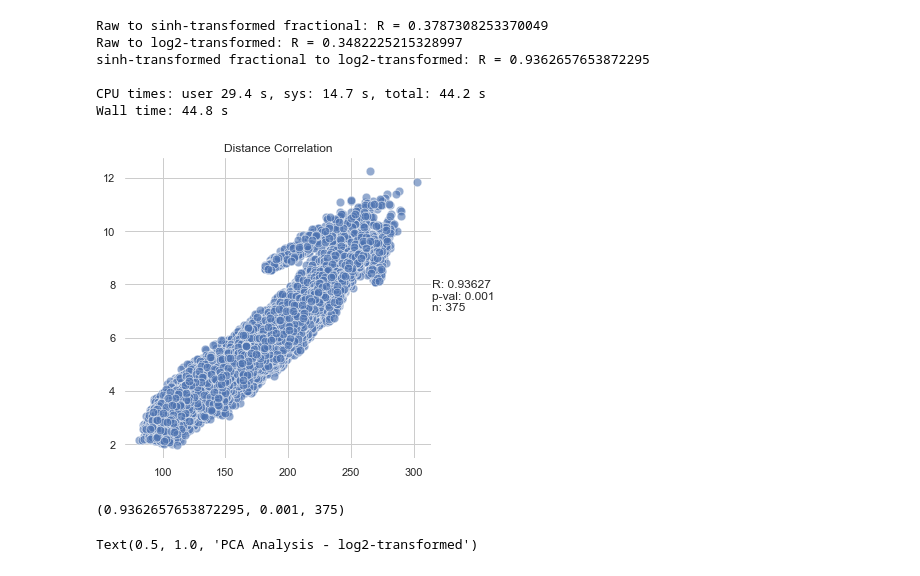
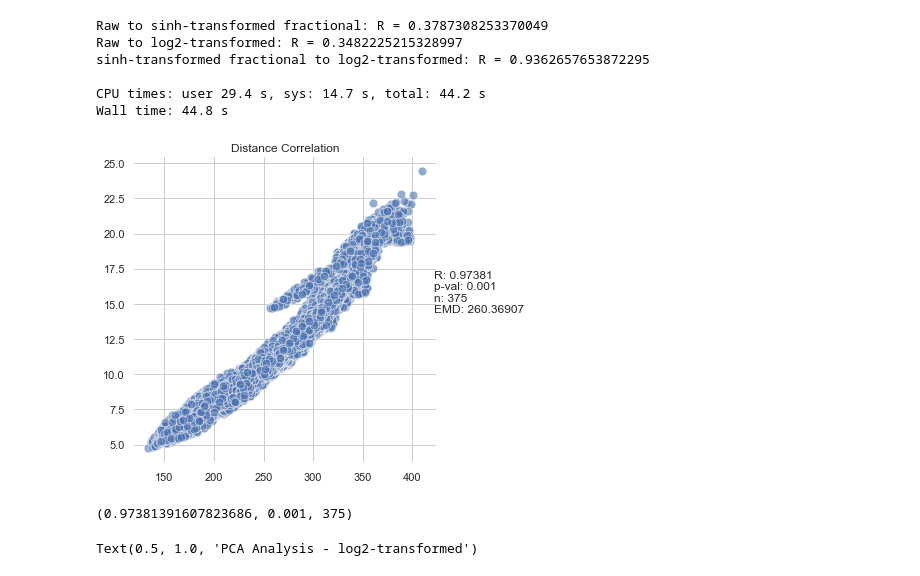
Before and after one commit to codyheiser/furry-couscous, a Jupyter notebook: tSNE_v_PCA.ipynb, the cells around one changed output. Saved outputs shown, nothing was run; the diff lists cells and outputs as text; code cells hidden in the pictures.

```diff
--- a/tSNE_v_PCA.ipynb
+++ b/tSNE_v_PCA.ipynb
@@ -97,10 +113,10 @@ CPU times: user 29.4 s, sys: 14.7 s, total: 44.2 s
 Wall time: 44.8 s
 # %%
 # good correlation of the two transformed datasets.... let's take a closer look
-tSNE_utils.corr_distances(dm_r00_000_sinh, dm_r00_000_log2)
+tSNE_utils.compare_euclid(sinh_norm, log2_norm)
 # %% [output]
-[figure, old version]
+[figure, new version]
-(0.9362657653872295, 0.001, 375)
+(0.97381391607823686, 0.001, 375)
 # %%
 # generate a skree plot showing the explained variance
 plt.figure(figsize=(15,5))
```
Also changed, not shown: parts of 16 cells of this notebook, 2 other files.
